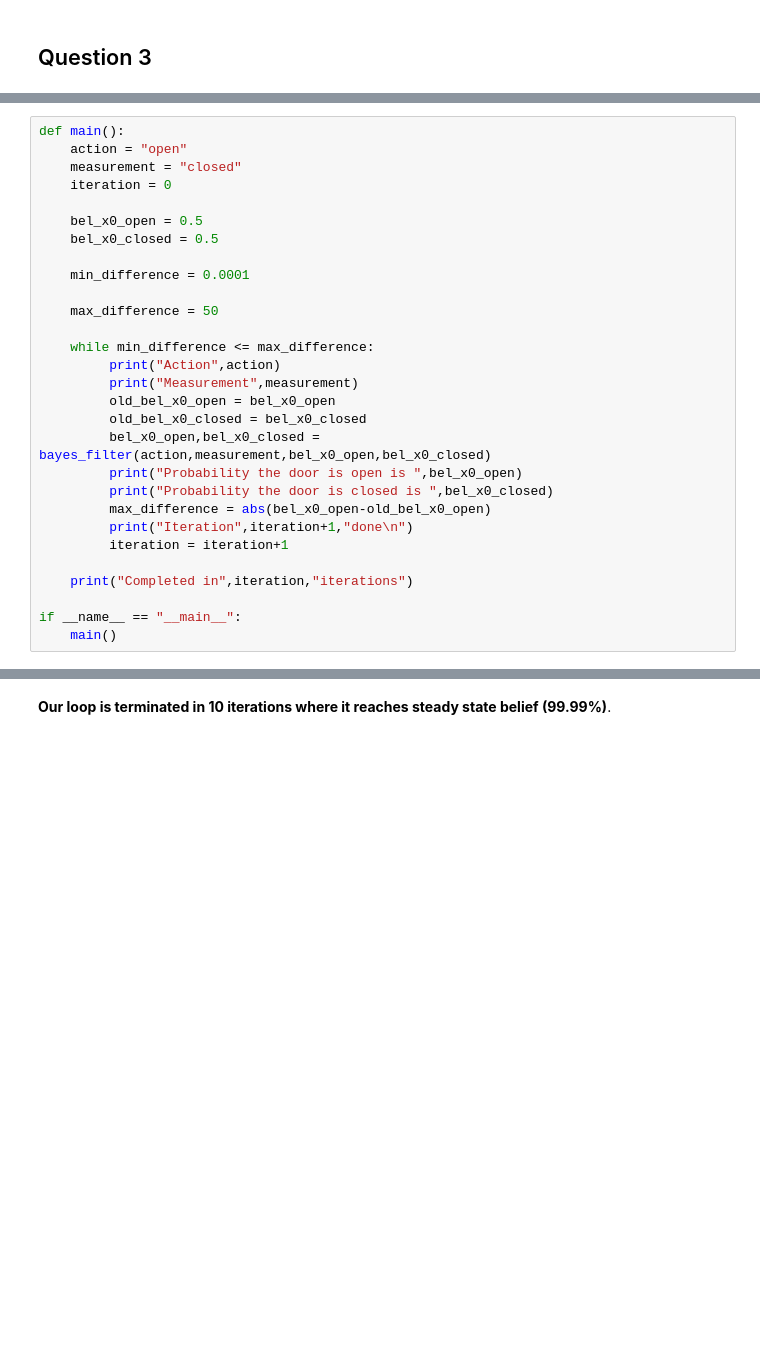
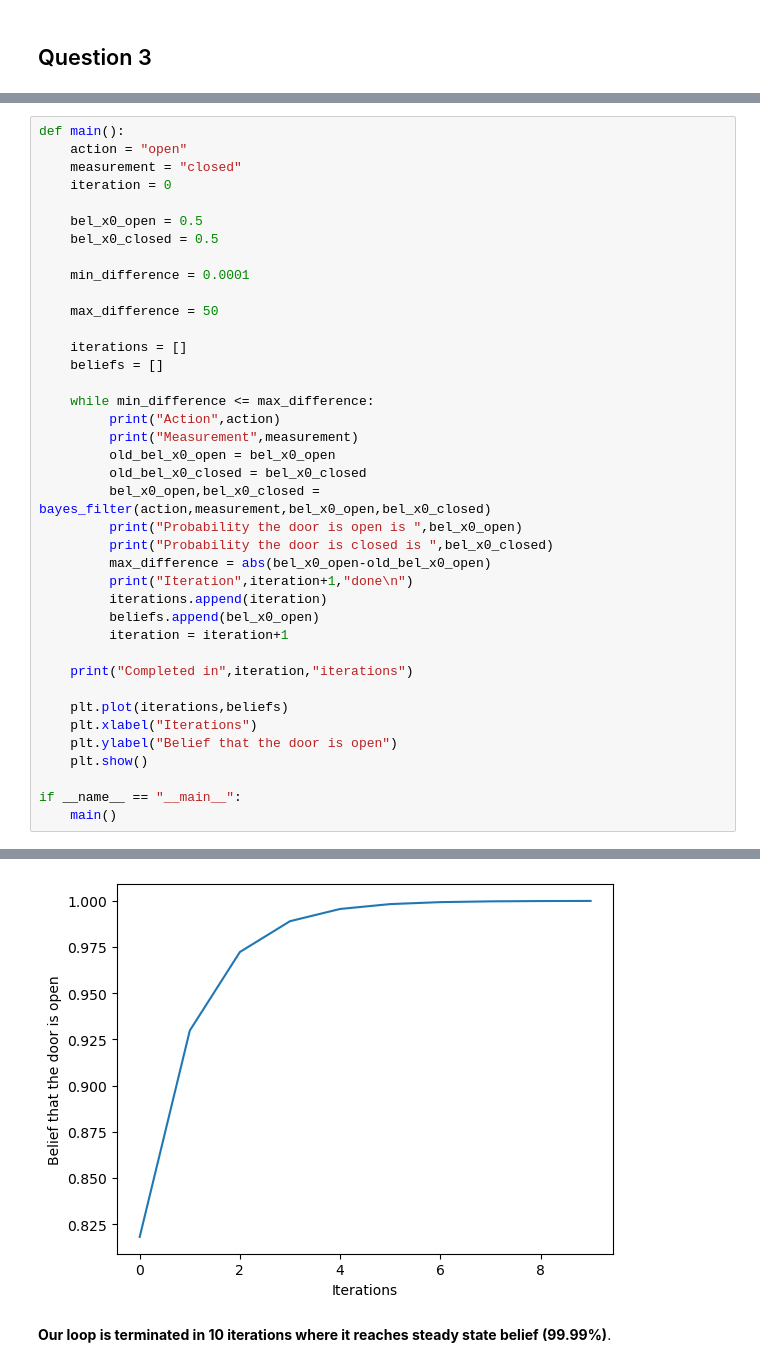
Before and after one commit to pvrohin/RBE595-AdvancedRobotNavigation, a Jupyter notebook: Bayes Filter/bayes_filter_modified.ipynb, the cells around one changed output, grey strips where cells are left out. Drawn from its saved outputs; the diff is of its cells as text; blank space fills up the shorter version.

```diff
--- a/Bayes Filter/bayes_filter_modified.ipynb
+++ b/Bayes Filter/bayes_filter_modified.ipynb
@@ -227,6 +260,9 @@ def main():
 
     max_difference = 50
 
+    iterations = []
+    beliefs = []
+
     while min_difference <= max_difference:
          print("Action",action)
          print("Measurement",measurement)
@@ -234,32 +270,40 @@ def main():
          old_bel_x0_closed = bel_x0_closed
          bel_x0_open,bel_x0_closed = bayes_filter(action,measurement,bel_x0_open,bel_x0_closed)
          print("Probability the door is open is ",bel_x0_open)
          print("Probability the door is closed is ",bel_x0_closed)
          max_difference = abs(bel_x0_open-old_bel_x0_open)
          print("Iteration",iteration+1,"done\n")
+         iterations.append(iteration)
+         beliefs.append(bel_x0_open)
          iteration = iteration+1
 
     print("Completed in",iteration,"iterations")
 
+    plt.plot(iterations,beliefs)
+    plt.xlabel("Iterations")
+    plt.ylabel("Belief that the door is open")
+    plt.show()
+
 if __name__ == "__main__":
     main()
 # %% [output]
 Action open
 Measurement closed
 Probability the door is open is  0.8181818181818182
 Probability the door is closed is  0.18181818181818182
 Iteration 1 done
 
 Action open
 Measurement closed
 Probability the door is open is  0.9298245614035088
 Probability the door is closed is  0.07017543859649124
 Iteration 2 done
 
 ... (45 lines left out)
 Probability the door is closed is  4.49396446090398e-05
 Iteration 10 done
 
 Completed in 10 iterations
+[figure, added]
 # %% [markdown]
 **Our loop is terminated in 10 iterations where it reaches steady state belief (99.99%)**.
```
Also changed, not shown: parts of 7 cells of this notebook, 1 other file.
